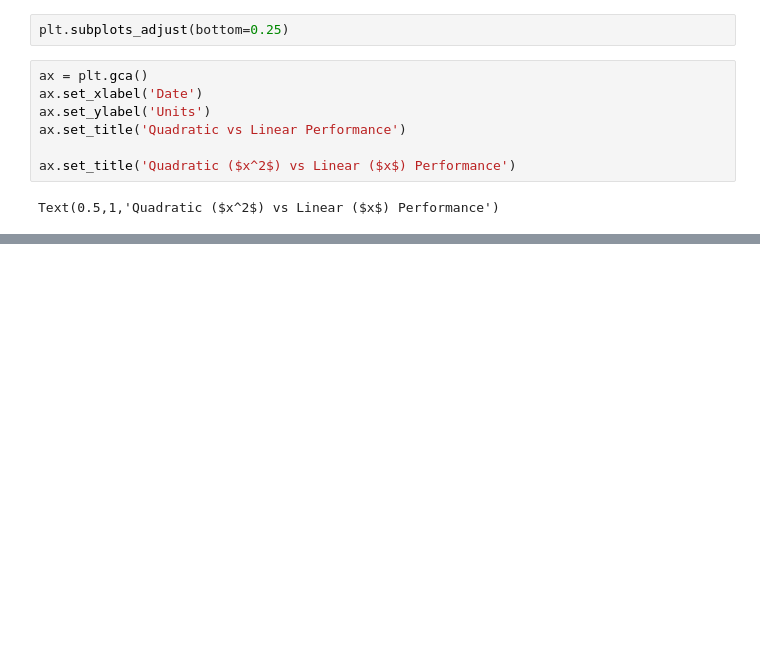
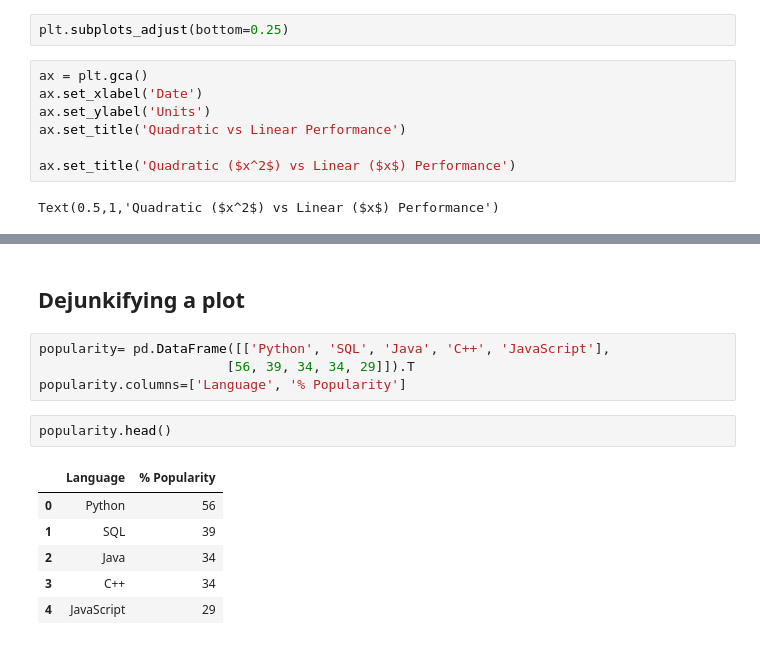
Before and after one commit to johnnyjw/2michds, a Jupyter notebook: week2.ipynb, the cells around one changed output, grey strips where cells are left out. Drawn from its saved outputs; the diff is of its cells as text; blank space fills up the shorter version.

```diff
--- a/week2.ipynb
+++ b/week2.ipynb
@@ -250,0 +292,15 @@ Text(0.5,1,'Quadratic ($x^2$) vs Linear ($x$) Performance')
+# %% [markdown]
+## Dejunkifying a plot
+# %%
+popularity= pd.DataFrame([['Python', 'SQL', 'Java', 'C++', 'JavaScript'],
+                        [56, 39, 34, 34, 29]]).T
+popularity.columns=['Language', '% Popularity']
+# %%
+popularity.head()
+# %% [output]
+|  | Language | % Popularity |
+| 0 | Python | 56 |
+| 1 | SQL | 39 |
+| 2 | Java | 34 |
+| 3 | C++ | 34 |
+| 4 | JavaScript | 29 |
```
Also changed, not shown: parts of 11 cells of this notebook, 1 other file.
